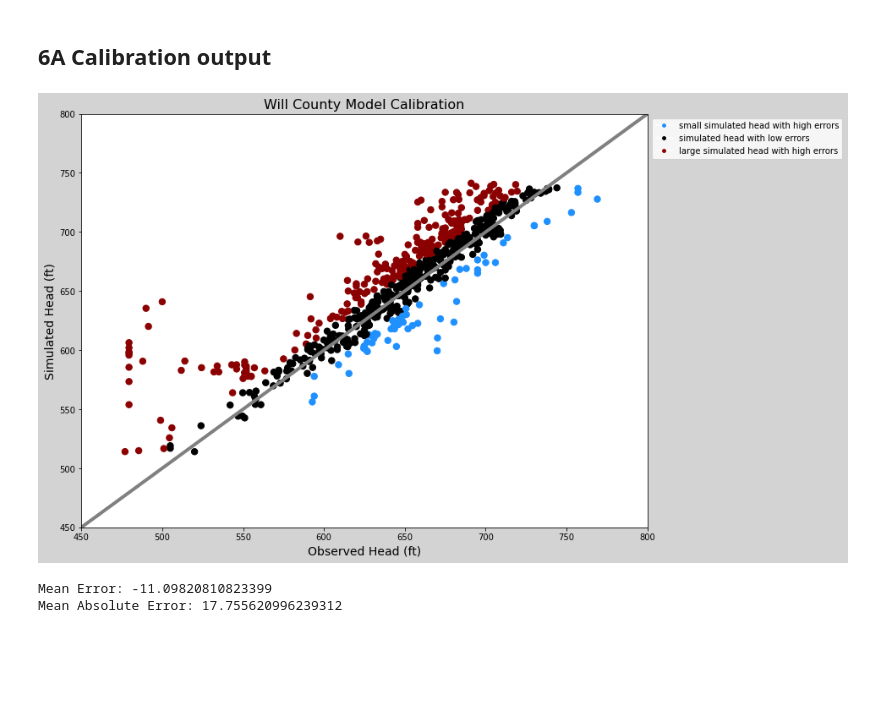
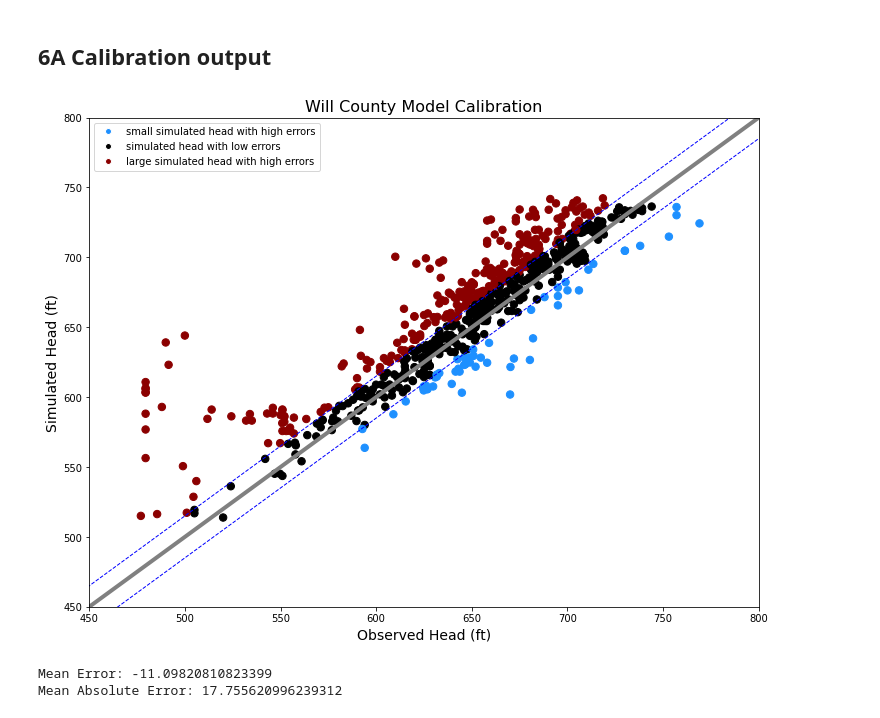
Before and after one commit to dbabrams/ShallowDolomite_Group, a Jupyter notebook: Summer2020_Model/WillCounty_Summer2020.ipynb, the cells around one changed output. Drawn from its saved outputs; the diff is of its cells as text; code cells hidden in the pictures; blank space fills up the shorter version.

```diff
--- a/Summer2020_Model/WillCounty_Summer2020.ipynb
+++ b/Summer2020_Model/WillCounty_Summer2020.ipynb
@@ -801,7 +803,7 @@ plt.show()
 ## 6A Calibration output
 # %%
 # import observed well data from csv file
-pumping_ob = pd.read_csv('https://raw.githubusercontent.com/dbabrams/ShallowDolomite_Group/master/pumping/SB_Potent_Surface_points.csv?token=AOLRDK2IQCO2DZA622O5N6K66AETY')
+pumping_ob = pd.read_csv('https://raw.githubusercontent.com/dbabrams/ShallowDolomite_Group/master/pumping/SB_Potent_Surface_points.csv?token=AOLRDKZK5WS36UKFZML6U3S67N6VU')
 
 # trim dataframe with well information to the model domain
 pumping_ob = pumping_ob.loc[pumping_ob['lambx']<nex]
@@ -821,36 +823,38 @@ pumping_ob['simulated']=head[9,pumping_ob['row'],pumping_ob['col']]
 
 #print(pumping_ob)
 
 # compare the observed to simulated pumping data
 compare=pumping_ob
 compare=compare.set_index('Head_ftAMS')
 compare=compare.drop(['row','col'],axis=1)
 
 # Create a color coding threshold for high and low errors
 # add legend for each color
 thres = 15
 col = np.where(pumping_ob['simulated'] + thres < pumping_ob['Head_ftAMS'], 'dodgerblue', np.where(pumping_ob['simulated'] - thres > pumping_ob['Head_ftAMS'], 'darkred', 'k'))
 s_head = mp.lines.Line2D([],[],marker='o',color='white',label='small simulated head with high errors',markerfacecolor='dodgerblue')
 l_head = mp.lines.Line2D([],[],marker='o',color='white',label='large simulated head with high errors',markerfacecolor='darkred')
 m_head = mp.lines.Line2D([],[],marker='o',color='white',label='simulated head with low errors',markerfacecolor='k')
 
 # Plot the calibration data
-plt.figure(figsize=(12,9), facecolor = 'lightgrey', edgecolor = 'k')
+plt.figure(figsize=(12,9))
 plt.rcParams["figure.figsize"] = (5,5)
 plt.scatter(compare.index,compare.simulated, c= col, marker = 'o', s = 55)
 x = np.linspace(440,800)
 y = x
 plt.plot(x,y, linewidth = 4, color = 'grey')
+plt.plot(x, x+thres, '--b', linewidth=1)
+plt.plot(x, x-thres, '--b', linewidth=1)
 plt.xlim(450,800)
 plt.ylim(450,800)
 plt.xlabel('Observed Head (ft)', fontsize = 14)
 plt.ylabel('Simulated Head (ft)', fontsize = 14)
 plt.title('Will County Model Calibration', fontsize = 16)
-plt.legend(handles=[s_head,m_head,l_head],bbox_to_anchor=(1,1))
+plt.legend(handles=[s_head,m_head,l_head])
 plt.show()
 #print (compare)
 # %% [output]
-[figure, old version]
+[figure, new version]
 # %%
 # calculate mean and mean absolute error
 pumping_ob['error']=pumping_ob['Head_ftAMS']-pumping_ob['simulated'] #difference between observed and simulated head
```
Also changed, not shown: parts of 11 cells of this notebook.
